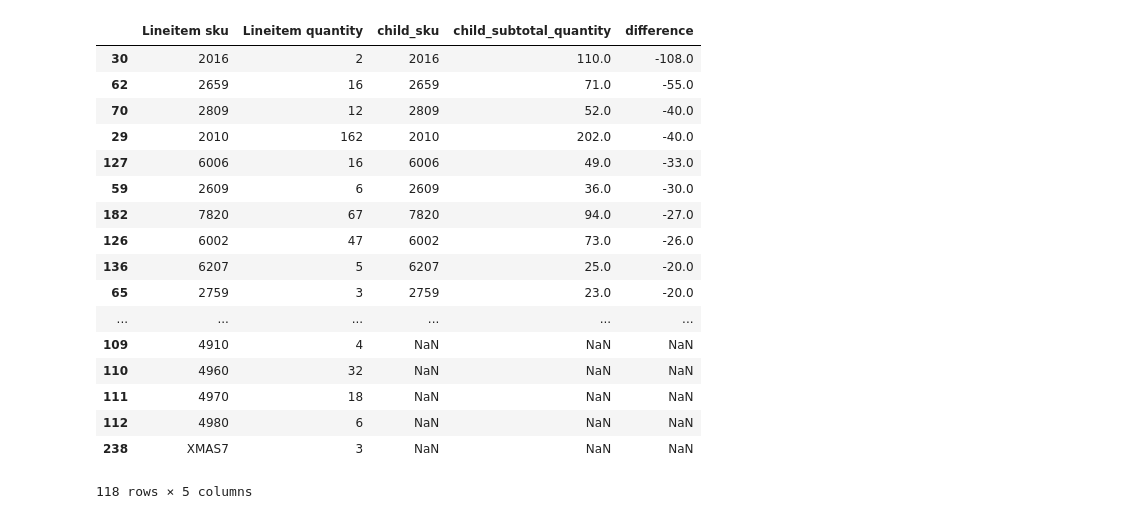
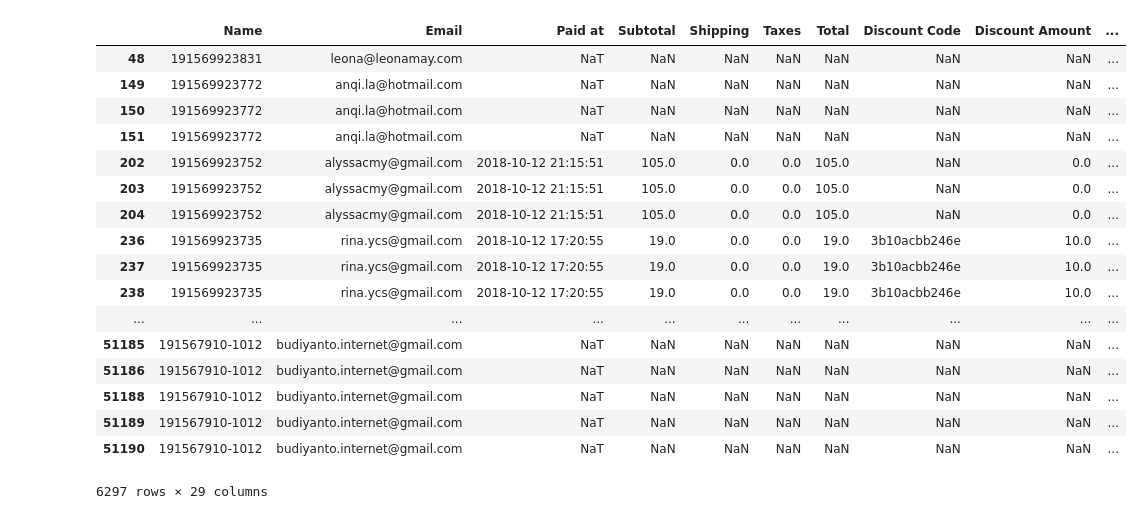
Before and after one commit to jeffl24/pcmy, a Jupyter notebook: shopify_my_requests (playground).ipynb, the cells around one changed output. Saved outputs shown, nothing was run; the diff lists cells and outputs as text; code cells hidden in the pictures.

Commit message:
fine tune lineitem price

```diff
--- a/shopify_my_requests (playground).ipynb
+++ b/shopify_my_requests (playground).ipynb
@@ -174,25 +50,0 @@ pcsg_shopify_merge.to_csv("order_export_formatted_2.csv")
-# %%
-right  = pd.DataFrame(pcmy_simple_merge.groupby('child_sku')['child_subtotal_quantity'].sum()).reset_index()
-left = pd.DataFrame(pcmy_simple_merge.groupby('Lineitem sku')['Lineitem quantity'].sum()).reset_index()
-merge = pd.merge(left, right, how = "left", left_on = 'Lineitem sku', right_on =  'child_sku')
-merge['difference'] = merge['Lineitem quantity'] - merge['child_subtotal_quantity']
-merge[merge['difference'] != 0].sort_values('difference')
-# %% [output]
-|  | Lineitem sku | Lineitem quantity | child_sku | child_subtotal_quantity | difference |
-| 30 | 2016 | 2 | 2016 | 110.0 | -108.0 |
-| 62 | 2659 | 16 | 2659 | 71.0 | -55.0 |
-| 70 | 2809 | 12 | 2809 | 52.0 | -40.0 |
-| 29 | 2010 | 162 | 2010 | 202.0 | -40.0 |
-| 127 | 6006 | 16 | 6006 | 49.0 | -33.0 |
-| 59 | 2609 | 6 | 2609 | 36.0 | -30.0 |
-| 182 | 7820 | 67 | 7820 | 94.0 | -27.0 |
-| 126 | 6002 | 47 | 6002 | 73.0 | -26.0 |
-| 136 | 6207 | 5 | 6207 | 25.0 | -20.0 |
-| 65 | 2759 | 3 | 2759 | 23.0 | -20.0 |
-| ... | ... | ... | ... | ... | ... |
-| 109 | 4910 | 4 | NaN | NaN | NaN |
-| 110 | 4960 | 32 | NaN | NaN | NaN |
-| 111 | 4970 | 18 | NaN | NaN | NaN |
-| 112 | 4980 | 6 | NaN | NaN | NaN |
-| 238 | XMAS7 | 3 | NaN | NaN | NaN |
-118 rows × 5 columns
@@ -200,0 +51,40 @@ pcmy_simple_merge[pcmy_simple_merge['child_sku'] == '2016'].to_excel('test.xlsx'
+# %%
+def replace_bundle_products(x):
+    if (x['Lineitem compare at price'] == 0 or np.isnan(x['Lineitem compare at price'])):
+        # return x['Lineitem price']
+        if np.isnan(x['Price']):
+            return x['Lineitem price']
+        else:
+            return x['Price']
+    else:
+        return x['Lineitem compare at price']
+# %%
+# pcsg_shopify_simple['Lineitem compare at price'] = pcsg_shopify_simple.apply(lambda x: x['Lineitem price'] if (x['Lineitem compare at price'] == 0 or np.isnan(x['Lineitem compare at price'])) else x['Lineitem compare at price'], axis = 1)
+pcsg_shopify_simple['Lineitem compare at price'] = pcsg_shopify_simple.apply(replace_bundle_products, axis = 1)
+# %%
+# type(pcsg_shopify_simple['Lineitem price'][1])
+# np.isnan(pcsg_shopify_simple['Lineitem compare at price'][1])
+pcsg_shopify_simple['Lineitem price'] = pcsg_shopify_simple.apply(lambda x: x['Lineitem price'] if np.isnan(x['Discount Unit Price']) else x['Discount Unit Price'], axis = 1)
+# %%
+# pcsg_shopify_simple.loc[5]
+# np.isnan(pcsg_shopify_simple['Discount Unit Price'][48])
+pcsg_shopify_simple[pcsg_shopify_simple['bundle_status'] == 1]
+# %% [output]
+|  | Name | Email | Paid at | Subtotal | Shipping | Taxes | Total | Discount Code | Discount Amount | ... |
+| 48 | 191569923831 | leona@leonamay.com | NaT | NaN | NaN | NaN | NaN | NaN | NaN | ... |
+| 149 | 191569923772 | anqi.la@hotmail.com | NaT | NaN | NaN | NaN | NaN | NaN | NaN | ... |
+| 150 | 191569923772 | anqi.la@hotmail.com | NaT | NaN | NaN | NaN | NaN | NaN | NaN | ... |
+| 151 | 191569923772 | anqi.la@hotmail.com | NaT | NaN | NaN | NaN | NaN | NaN | NaN | ... |
+| 202 | 191569923752 | alyssacmy@gmail.com | 2018-10-12 21:15:51 | 105.0 | 0.0 | 0.0 | 105.0 | NaN | 0.0 | ... |
+| 203 | 191569923752 | alyssacmy@gmail.com | 2018-10-12 21:15:51 | 105.0 | 0.0 | 0.0 | 105.0 | NaN | 0.0 | ... |
+| 204 | 191569923752 | alyssacmy@gmail.com | 2018-10-12 21:15:51 | 105.0 | 0.0 | 0.0 | 105.0 | NaN | 0.0 | ... |
+| 236 | 191569923735 | rina.ycs@gmail.com | 2018-10-12 17:20:55 | 19.0 | 0.0 | 0.0 | 19.0 | 3b10acbb246e | 10.0 | ... |
+| 237 | 191569923735 | rina.ycs@gmail.com | 2018-10-12 17:20:55 | 19.0 | 0.0 | 0.0 | 19.0 | 3b10acbb246e | 10.0 | ... |
+| 238 | 191569923735 | rina.ycs@gmail.com | 2018-10-12 17:20:55 | 19.0 | 0.0 | 0.0 | 19.0 | 3b10acbb246e | 10.0 | ... |
+| ... | ... | ... | ... | ... | ... | ... | ... | ... | ... | ... |
+| 51185 | 191567910-1012 | budiyanto.internet@gmail.com | NaT | NaN | NaN | NaN | NaN | NaN | NaN | ... |
+| 51186 | 191567910-1012 | budiyanto.internet@gmail.com | NaT | NaN | NaN | NaN | NaN | NaN | NaN | ... |
+| 51188 | 191567910-1012 | budiyanto.internet@gmail.com | NaT | NaN | NaN | NaN | NaN | NaN | NaN | ... |
+| 51189 | 191567910-1012 | budiyanto.internet@gmail.com | NaT | NaN | NaN | NaN | NaN | NaN | NaN | ... |
+| 51190 | 191567910-1012 | budiyanto.internet@gmail.com | NaT | NaN | NaN | NaN | NaN | NaN | NaN | ... |
+6297 rows × 29 columns
```
Also changed, not shown: parts of 7 cells of this notebook, 7 other files.
